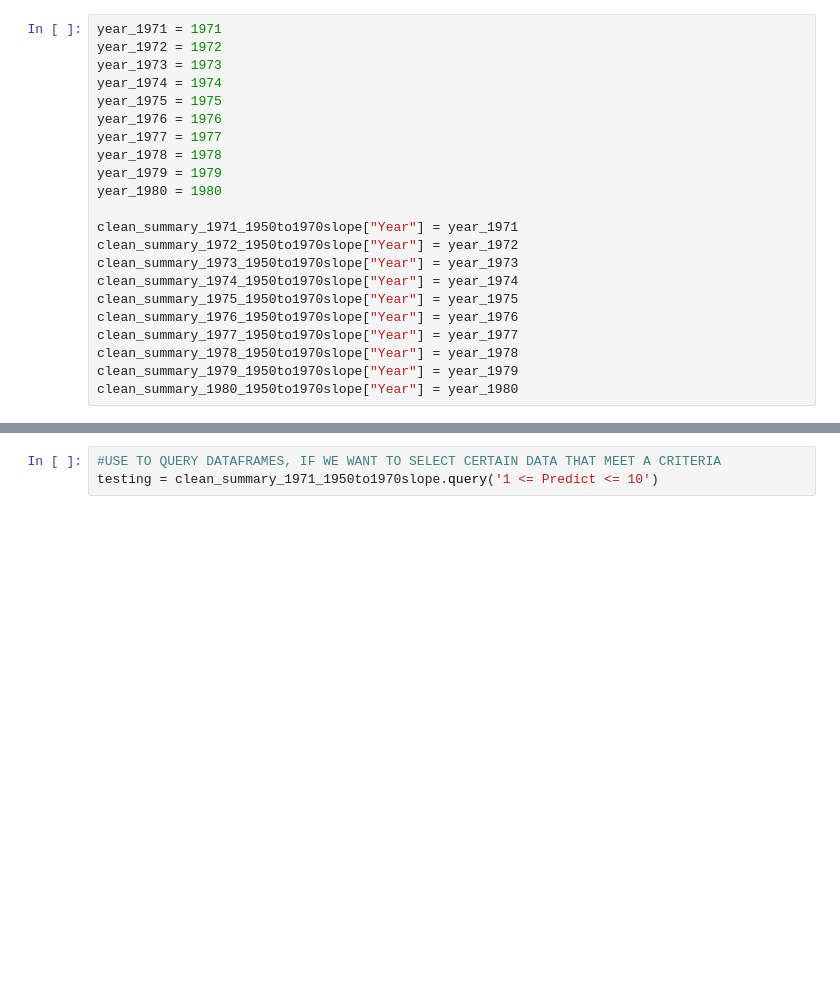
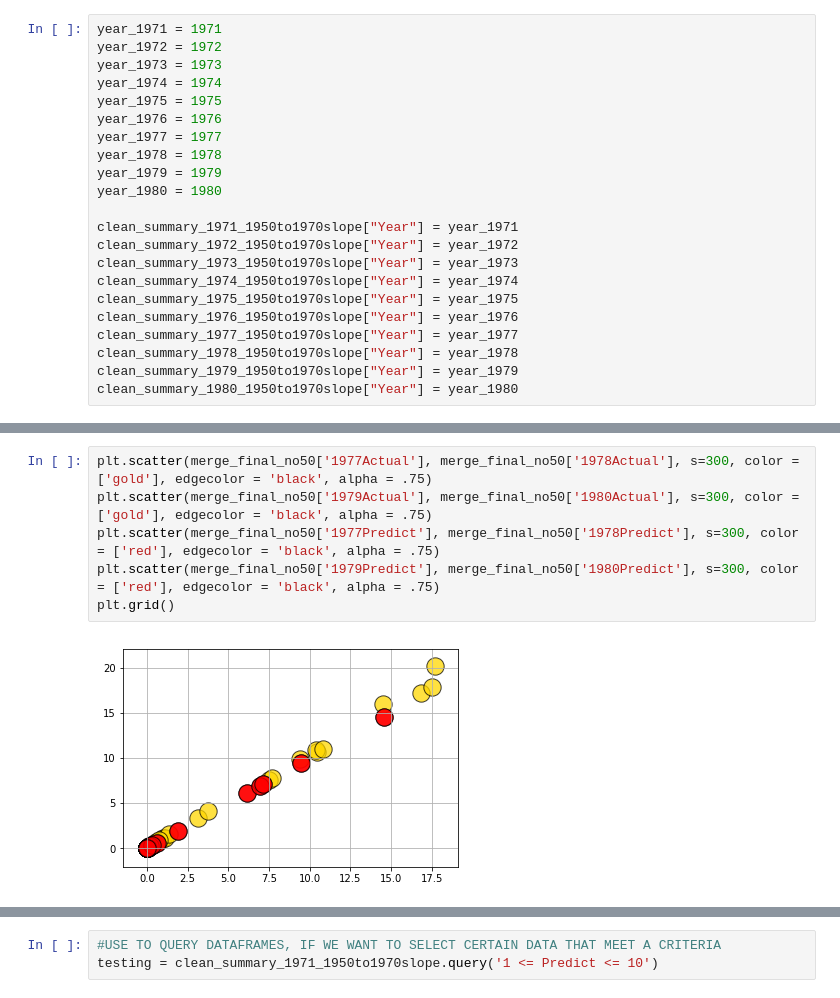
Before and after one commit to hkd8/Final-Project, a Jupyter notebook: 1970to1980 Predictions.ipynb, the cells around one changed output, grey strips where cells are left out. Drawn from its saved outputs; the diff is of its cells as text; blank space fills up the shorter version.

```diff
--- a/1970to1980 Predictions.ipynb
+++ b/1970to1980 Predictions.ipynb
@@ -546,0 +606,8 @@ merge_test
+# %%
+plt.scatter(merge_final_no50['1977Actual'], merge_final_no50['1978Actual'], s=300, color = ['gold'], edgecolor = 'black', alpha = .75)
+plt.scatter(merge_final_no50['1979Actual'], merge_final_no50['1980Actual'], s=300, color = ['gold'], edgecolor = 'black', alpha = .75)
+plt.scatter(merge_final_no50['1977Predict'], merge_final_no50['1978Predict'], s=300, color = ['red'], edgecolor = 'black', alpha = .75)
+plt.scatter(merge_final_no50['1979Predict'], merge_final_no50['1980Predict'], s=300, color = ['red'], edgecolor = 'black', alpha = .75)
+plt.grid()
+# %% [output]
+[figure, added]
```
Also changed, not shown: parts of 11 cells of this notebook.
